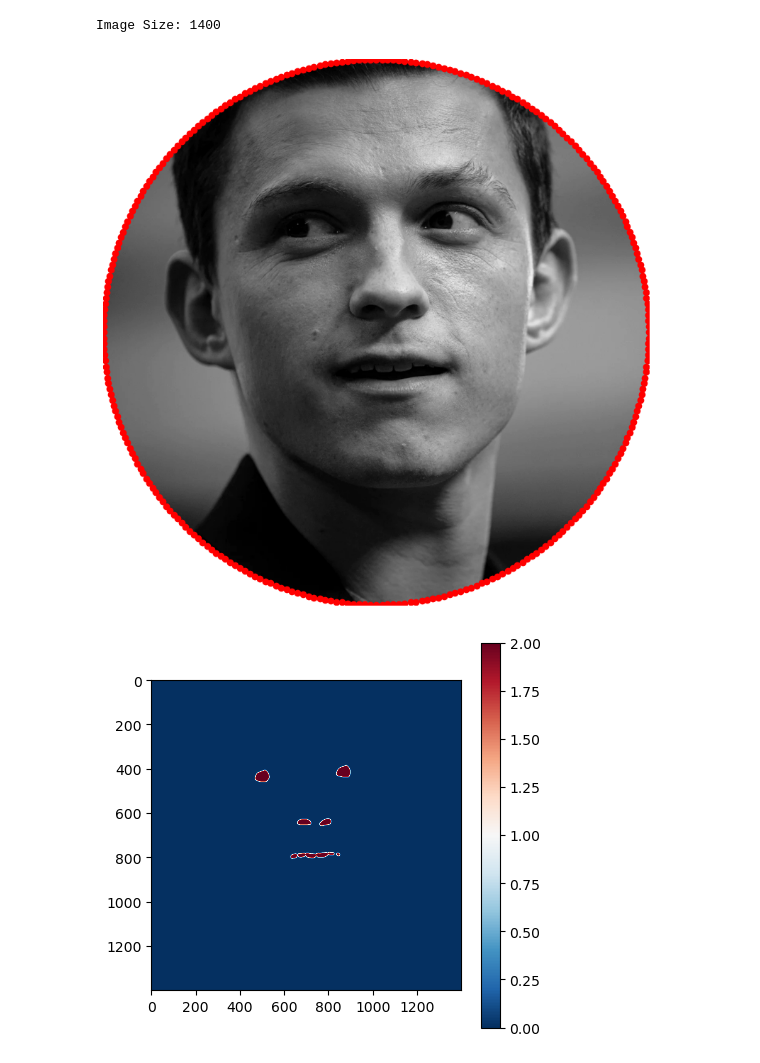
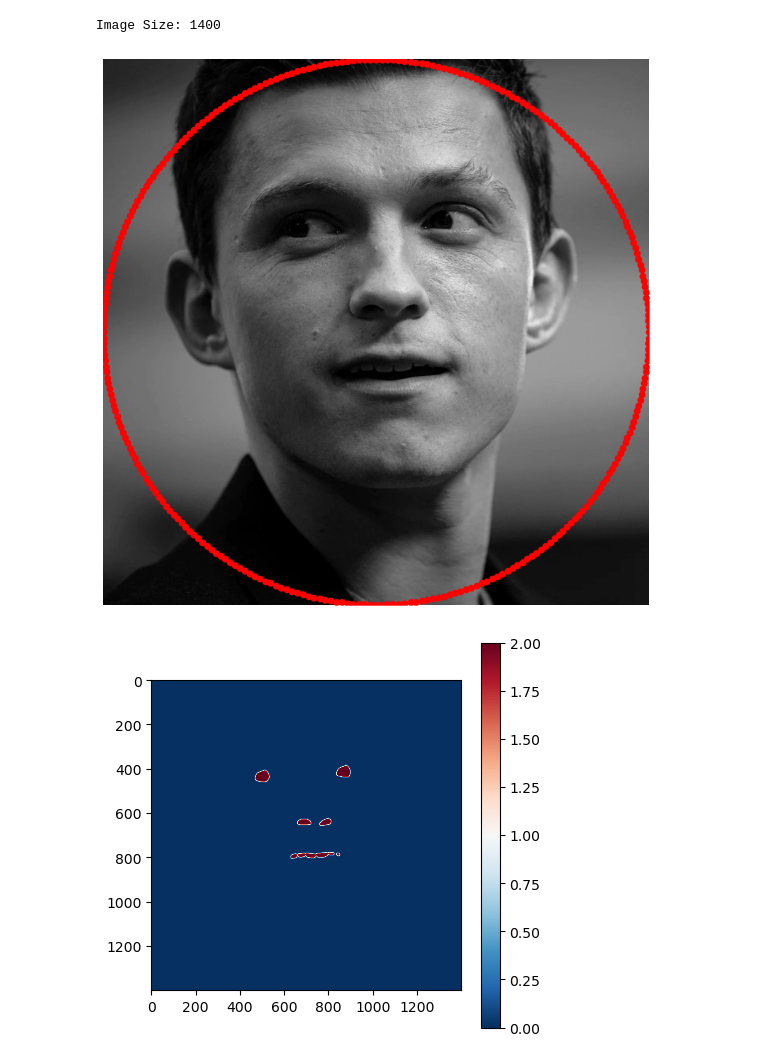
Before and after one commit to atuecke/string-art, a Jupyter notebook: main/run_utils.ipynb, the cells around one changed output. Cells and saved outputs as stored; diff of their text form; code cells hidden in the pictures.

```diff
--- a/main/run_utils.ipynb
+++ b/main/run_utils.ipynb
@@ -58,20 +62,30 @@ def display_importance(importance_map):
     plt.imshow(importance_map.T, cmap='RdBu_r')
     plt.colorbar()
     plt.show()
+# %%
+anchors = create_anchors(img_size=IMG_SIZE, num_anchors=NUM_ANCHORS)
+base_img = BaseImage(path="./data/tom.jpg", resize_to=IMG_SIZE)
+
+blueprint = StringArtBlueprint.from_file(
+    img_path="./data/tom.jpg",
+    resize_to=IMG_SIZE,
+    anchors=anchors,
+    line_darkness=0.2
+)
 # %%
-base_img = BaseImage(path="./data/tom.jpg", resize_to=IMG_SIZE)
-# base_img.img = 1-base_img.img
-mask = create_mask(base_img.img)
-base_img.img = apply_mask(base_img.img, mask)
-anchors = create_anchors(img=base_img.img, num_anchors=NUM_ANCHORS)
+# base_img = BaseImage(path="./data/tom.jpg", resize_to=IMG_SIZE)
+# # base_img.img = 1-base_img.img
+# mask = create_mask(img_size=IMG_SIZE)
+# base_img.img = apply_mask(base_img.img, mask)
+# anchors = create_anchors(img_size=IMG_SIZE, num_anchors=NUM_ANCHORS)
 # %%
 plt.figure(figsize=(10, 10))
-plt.imshow(base_img.img.T, cmap='gray_r')
+plt.imshow(blueprint.img.T, cmap='gray_r')
 anchors_x = [anchor.coordinates[0] for anchor in anchors]
 anchors_y = [anchor.coordinates[1] for anchor in anchors]
 plt.scatter(anchors_x, anchors_y, color='red')
 plt.axis('off')
 plt.show()
 # %% [output]
-[figure, old version]
+[figure, new version]
 # %%
```
Also changed, not shown: parts of 20 cells of this notebook, 43 other files.
